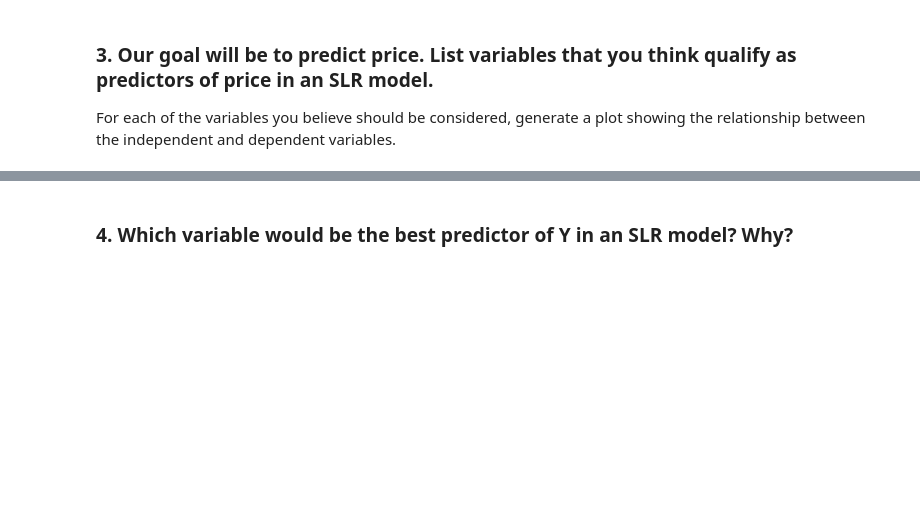
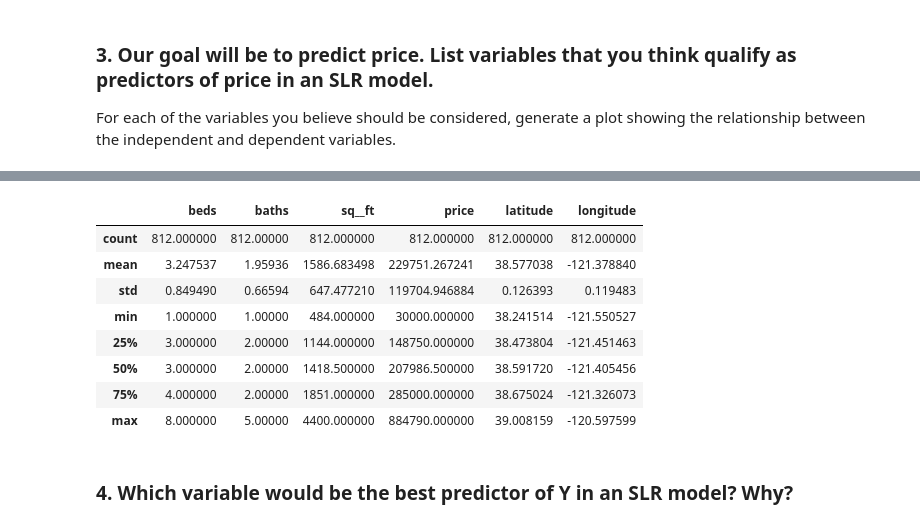
Before and after one commit to juanatga/DSB-Unit-03, a Jupyter notebook: labs/01 - Regression-Sacramento/lab-regression-sacramento-JUAN-OROZCOVICH.ipynb, the cells around one changed output, grey strips where cells are left out. Saved outputs shown, nothing was run; the diff lists cells and outputs as text; code cells hidden in the pictures; blank space fills up the shorter version.

```diff
--- a/labs/01 - Regression-Sacramento/lab-regression-sacramento-JUAN-OROZCOVICH.ipynb
+++ b/labs/01 - Regression-Sacramento/lab-regression-sacramento-JUAN-OROZCOVICH.ipynb
@@ -610,6 +659,18 @@ clean_df[clean_df['price'] <= 10000]
 # I go back to EDA and remove that property from the clean_df dataframe.
 
 clean_df = clean_df[clean_df['price'] > 10000]
+# %%
+clean_df.describe()
+# %% [output]
+|  | beds | baths | sq__ft | price | latitude | longitude |
+| count | 812.000000 | 812.00000 | 812.000000 | 812.000000 | 812.000000 | 812.000000 |
+| mean | 3.247537 | 1.95936 | 1586.683498 | 229751.267241 | 38.577038 | -121.378840 |
+| std | 0.849490 | 0.66594 | 647.477210 | 119704.946884 | 0.126393 | 0.119483 |
+| min | 1.000000 | 1.00000 | 484.000000 | 30000.000000 | 38.241514 | -121.550527 |
+| 25% | 3.000000 | 2.00000 | 1144.000000 | 148750.000000 | 38.473804 | -121.451463 |
+| 50% | 3.000000 | 2.00000 | 1418.500000 | 207986.500000 | 38.591720 | -121.405456 |
+| 75% | 4.000000 | 2.00000 | 1851.000000 | 285000.000000 | 38.675024 | -121.326073 |
+| max | 8.000000 | 5.00000 | 4400.000000 | 884790.000000 | 39.008159 | -120.597599 |
 # %% [markdown]
 ### 4. Which variable would be the best predictor of Y in an SLR model? Why?
 # %%
```
Also changed, not shown: parts of 29 cells of this notebook.
